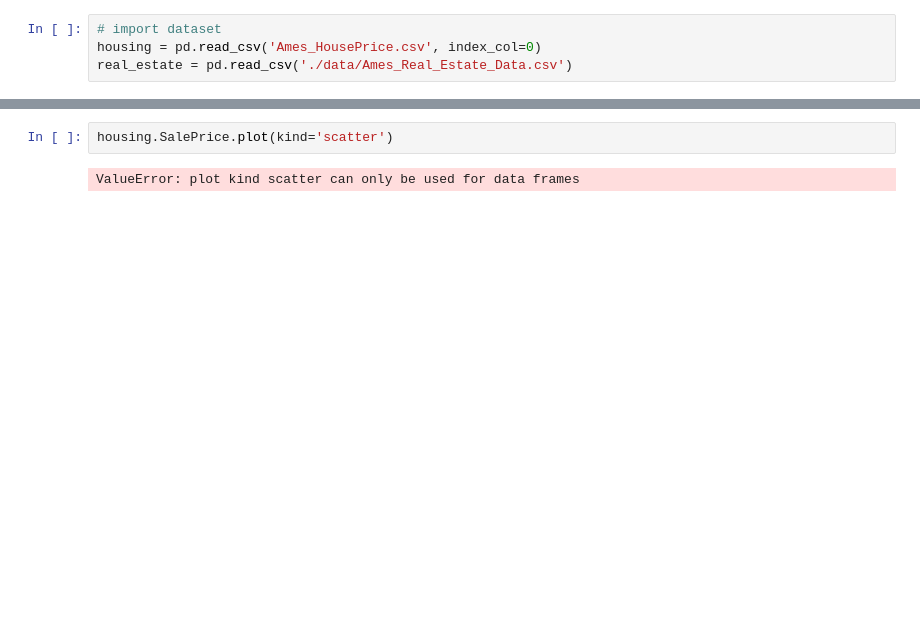
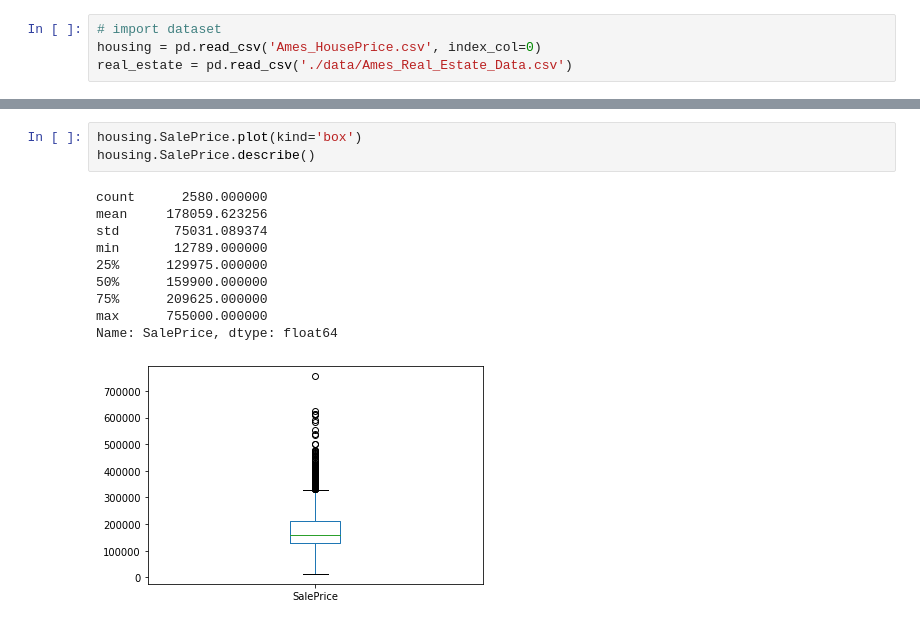
Before and after one commit to brandoncryu/ames_ml_project, a Jupyter notebook: brandon_EDA.ipynb, the cells around one changed output, grey strips where cells are left out. Saved outputs shown, nothing was run; the diff lists cells and outputs as text; blank space fills up the shorter version.

```diff
--- a/brandon_EDA.ipynb
+++ b/brandon_EDA.ipynb
@@ -25,6 +27,16 @@ housing.head(10)
 | 9 | 923426010 | 889 | 137500 | 20 | RL | 74.0 | 12395 | Pave | NaN | Reg | ... |
 | 10 | 908186050 | 1072 | 140000 | 180 | RM | 35.0 | 3675 | Pave | NaN | Reg | ... |
 # %%
-housing.SalePrice.plot(kind='scatter')
+housing.SalePrice.plot(kind='box')
+housing.SalePrice.describe()
 # %% [output]
-ValueError: plot kind scatter can only be used for data frames
+count      2580.000000
+mean     178059.623256
+std       75031.089374
+min       12789.000000
+25%      129975.000000
+50%      159900.000000
+75%      209625.000000
+max      755000.000000
+Name: SalePrice, dtype: float64
+[figure, added]
```
Also changed, not shown: parts of 4 cells of this notebook, 2 other files.
